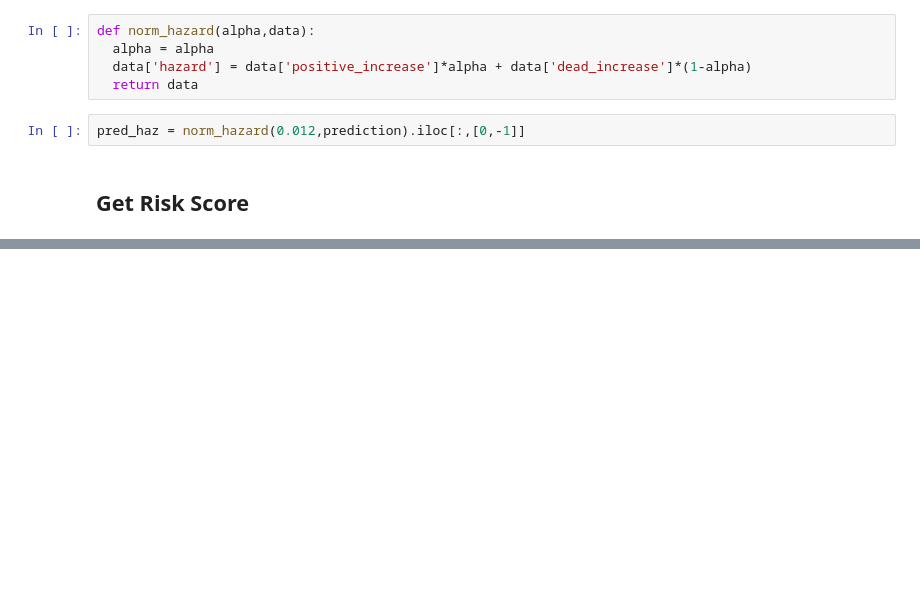
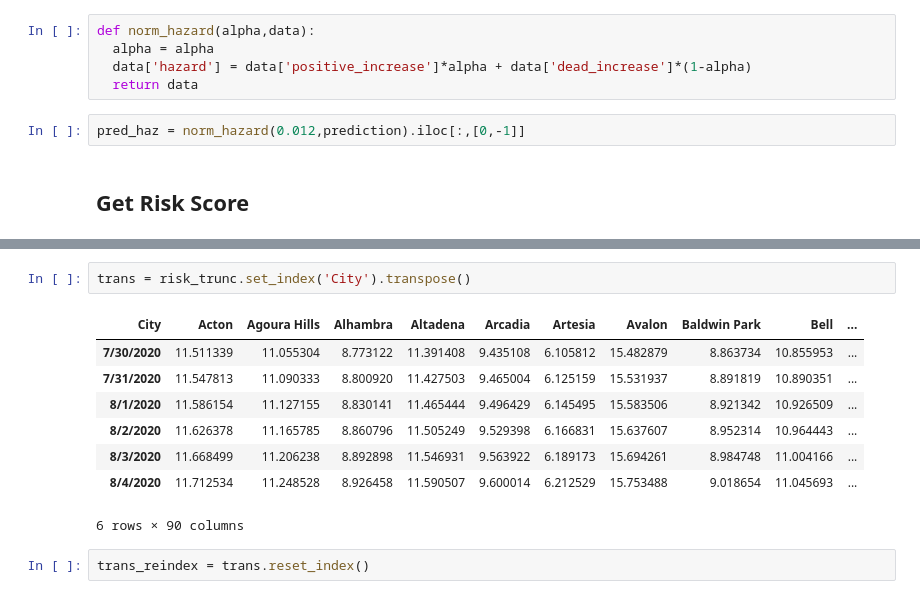
Before and after one commit to wujj0326/COVID_Risk_Competition, a Jupyter notebook: Get_risk_score.ipynb, the cells around one changed output, grey strips where cells are left out. Cells and saved outputs as stored; diff of their text form; blank space fills up the shorter version.

```diff
--- a/Get_risk_score.ipynb
+++ b/Get_risk_score.ipynb
@@ -153,0 +193,13 @@ risk_trunc = risk_score.iloc[:,[0,3,4,5,6,7,8,9,10]]
+# %%
+trans = risk_trunc.set_index('City').transpose()
+# %% [output]
+| City | Acton | Agoura Hills | Alhambra | Altadena | Arcadia | Artesia | Avalon | Baldwin Park | Bell | ... |
+| 7/30/2020 | 11.511339 | 11.055304 | 8.773122 | 11.391408 | 9.435108 | 6.105812 | 15.482879 | 8.863734 | 10.855953 | ... |
+| 7/31/2020 | 11.547813 | 11.090333 | 8.800920 | 11.427503 | 9.465004 | 6.125159 | 15.531937 | 8.891819 | 10.890351 | ... |
+| 8/1/2020 | 11.586154 | 11.127155 | 8.830141 | 11.465444 | 9.496429 | 6.145495 | 15.583506 | 8.921342 | 10.926509 | ... |
+| 8/2/2020 | 11.626378 | 11.165785 | 8.860796 | 11.505249 | 9.529398 | 6.166831 | 15.637607 | 8.952314 | 10.964443 | ... |
+| 8/3/2020 | 11.668499 | 11.206238 | 8.892898 | 11.546931 | 9.563922 | 6.189173 | 15.694261 | 8.984748 | 11.004166 | ... |
+| 8/4/2020 | 11.712534 | 11.248528 | 8.926458 | 11.590507 | 9.600014 | 6.212529 | 15.753488 | 9.018654 | 11.045693 | ... |
+6 rows × 90 columns
+# %%
+trans_reindex = trans.reset_index()
```
Also changed, not shown: parts of 17 cells of this notebook.
